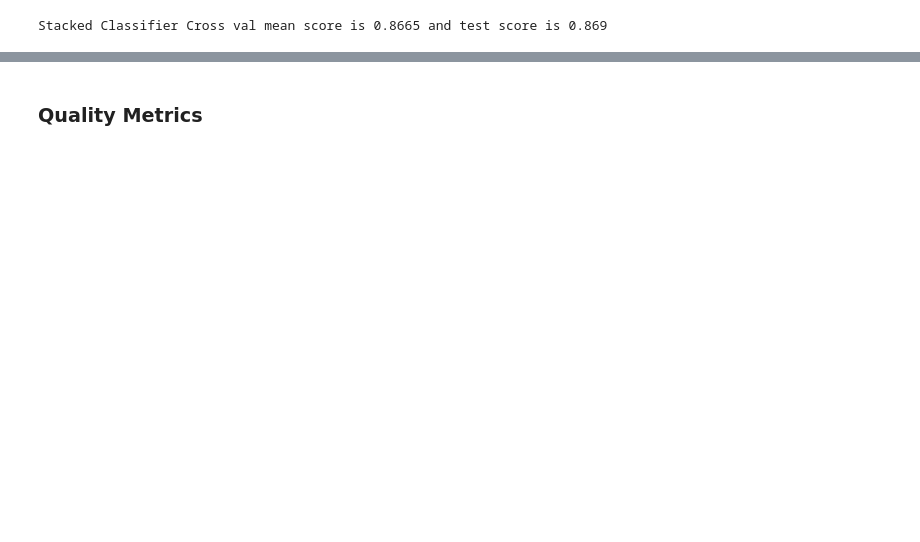
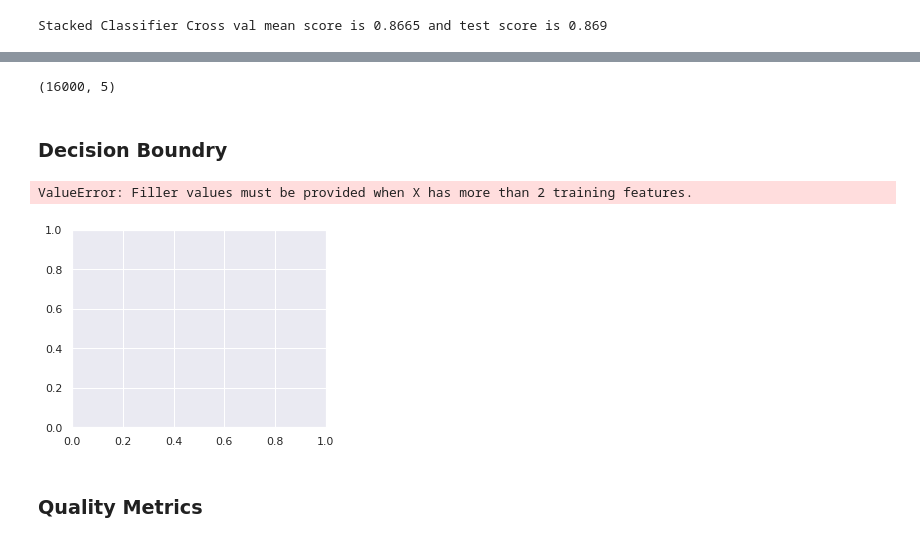
Before and after one commit to pardeep-singh/ml_classroom, a Jupyter notebook: text_classification_using_ensemble_model/consumer_complaints_classification.ipynb, the cells around one changed output, grey strips where cells are left out. Cells and saved outputs as stored; diff of their text form; code cells hidden in the pictures; blank space fills up the shorter version.

Commit message:
Add Confusion Matrix & Decision Boundry using all predictions

```diff
--- a/text_classification_using_ensemble_model/consumer_complaints_classification.ipynb
+++ b/text_classification_using_ensemble_model/consumer_complaints_classification.ipynb
@@ -315,24 +311,0 @@ Stacked Classifier Cross val mean score is 0.8665 and test score is 0.869
-# %%
-from mlxtend.classifier import StackingCVClassifier
-
-clf1 = LogisticRegression(penalty='l2', random_state=RANDOM_STATE, max_iter=500)
-clf2 = MultinomialNB()
-meta_classifier = LogisticRegression(penalty='l2', random_state=RANDOM_STATE, max_iter=500)
-
-stacked_cv_classifier = StackingCVClassifier(
-    classifiers=[clf1, clf2],
-    meta_classifier=meta_classifier,
-    use_probas=True, drop_last_proba=True,
-    cv=3, random_state=RANDOM_STATE)
-
-stacked_cv_classifier_cv_scores = cross_val_score(
-    stacked_cv_classifier, X_train_count_vectorizer, y_train, cv=5, scoring='accuracy')
-
-stacked_cv_classifier.fit(X_train_count_vectorizer, y_train)
-
-stacked_cv_classifier_predictions = stacked_cv_classifier.predict(X_test_count_vectorizer)
-
-stacked_cv_classifier_test_score = accuracy_score(y_test, stacked_cv_classifier_predictions)
-
-print(f'Stacked CV Classifier Cross val mean score is {stacked_cv_classifier_cv_scores.mean()}',
-      f'and test score is {stacked_cv_classifier_test_score}')
@@ -344,0 +312,6 @@ from sklearn.model_selection import cross_val_score
+# %%
+stacked_classifier.train_meta_features_.shape
+# %% [output]
+(16000, 5)
+# %% [markdown]
+### Decision Boundry
@@ -345,3 +323,26 @@ from sklearn.model_selection import cross_val_score
+# %%
+label_to_index_mapping = dict(zip(y_train.unique(), range(0, 5)))
+X = X_train_count_vectorizer.toarray()
+y = np.array([label_to_index_mapping[label] for label in y_train.to_numpy()])
+# %%
+gs = gridspec.GridSpec(2, 2)
+
+fig = plt.figure(figsize=(10,8))
+
+for clf, lab, grd in zip([naive_bayes, lr_classifier, ensemble_soft_vote_classifier, stacked_classifier],
+                         ['Niave Bayes',
+                          'Logistic Regression',
+                          'Vote Classifier',
+                          'StackingClassifier'],
+                          itertools.product([0, 1], repeat=2)):
+
+    clf.fit(X, y)
+    ax = plt.subplot(gs[grd[0], grd[1]])
+    fig = plot_decision_regions(X=X, y=y, clf=clf)
+    plt.title(lab)
+# %% [output]
+ValueError: Filler values must be provided when X has more than 2 training features.
+[figure, added]
 # %% [markdown]
 ### Quality Metrics
 # %%
```
Also changed, not shown: parts of 12 cells of this notebook.
